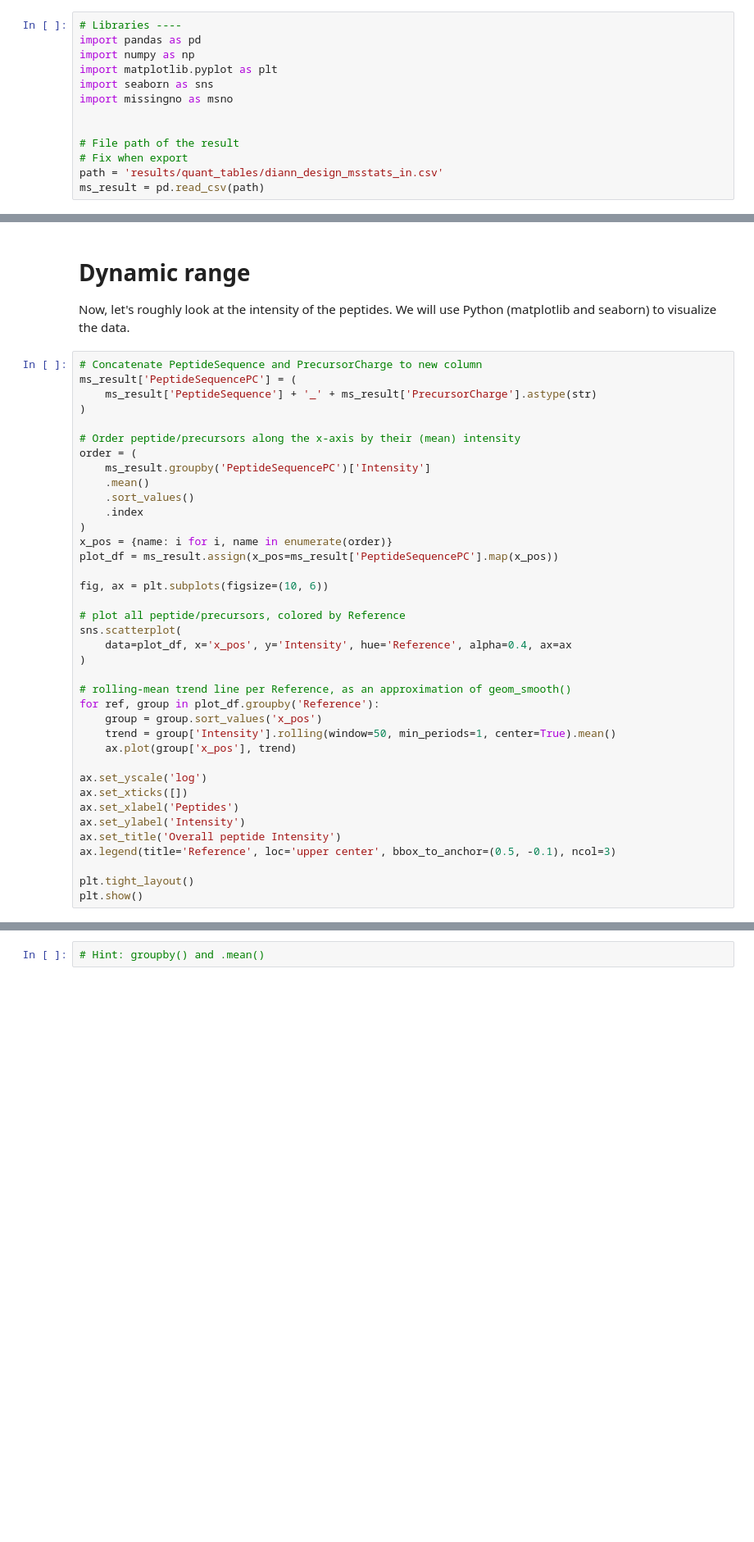
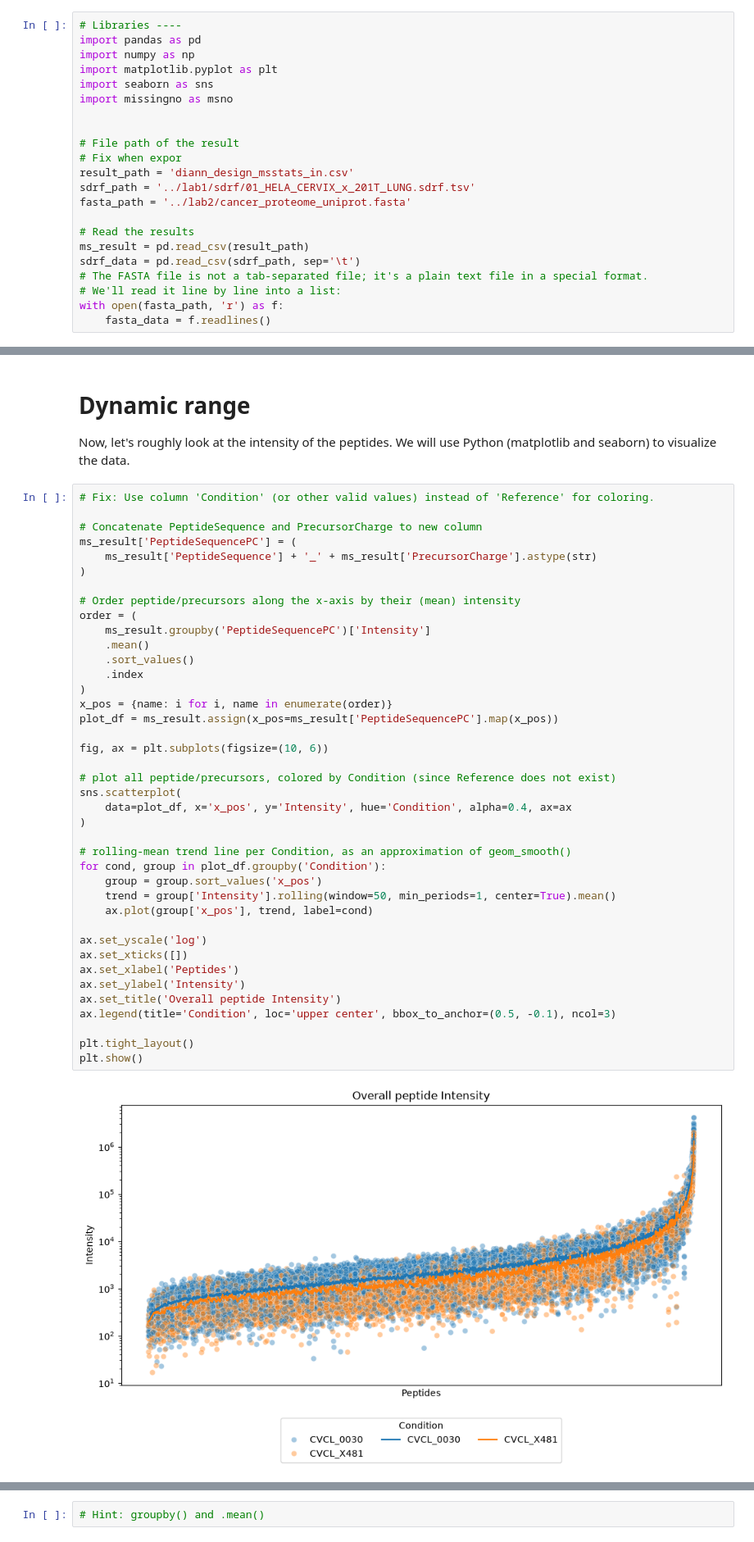
Before and after one commit to thanadol-git/CB2110, a Jupyter notebook: lab2/lab2.ipynb, the cells around one changed output, grey strips where cells are left out. Shown at 82% size. Cells and saved outputs as stored; diff of their text form; blank space fills up the shorter version.

```diff
--- a/lab2/lab2.ipynb
+++ b/lab2/lab2.ipynb
@@ -37,9 +36,18 @@ import missingno as msno
 
 
 # File path of the result
-# Fix when export
-path = 'results/quant_tables/diann_design_msstats_in.csv'
-ms_result = pd.read_csv(path)
+# Fix when expor
+result_path = 'diann_design_msstats_in.csv'
+sdrf_path = '../lab1/sdrf/01_HELA_CERVIX_x_201T_LUNG.sdrf.tsv'
+fasta_path = '../lab2/cancer_proteome_uniprot.fasta'
+
+# Read the results
+ms_result = pd.read_csv(result_path)
+sdrf_data = pd.read_csv(sdrf_path, sep='\t')
+# The FASTA file is not a tab-separated file; it's a plain text file in a special format.
+# We'll read it line by line into a list:
+with open(fasta_path, 'r') as f:
+    fasta_data = f.readlines()
 # %% [markdown]
 # Data overview
 Let's check how do your data look. You can do it basically with any spreadsheet or texteditor software. Python is also one of them so don't be afraid.
@@ -96,43 +221,47 @@ Ans.
 
 Now, let's roughly look at the intensity of the peptides. We will use Python (matplotlib and seaborn) to visualize the data.
 # %%
+# Fix: Use column 'Condition' (or other valid values) instead of 'Reference' for coloring.
+
 # Concatenate PeptideSequence and PrecursorCharge to new column
 ms_result['PeptideSequencePC'] = (
     ms_result['PeptideSequence'] + '_' + ms_result['PrecursorCharge'].astype(str)
 )
 
 # Order peptide/precursors along the x-axis by their (mean) intensity
 order = (
     ms_result.groupby('PeptideSequencePC')['Intensity']
     .mean()
     .sort_values()
     .index
 )
 x_pos = {name: i for i, name in enumerate(order)}
 plot_df = ms_result.assign(x_pos=ms_result['PeptideSequencePC'].map(x_pos))
 
 fig, ax = plt.subplots(figsize=(10, 6))
 
-# plot all peptide/precursors, colored by Reference
+# plot all peptide/precursors, colored by Condition (since Reference does not exist)
 sns.scatterplot(
-    data=plot_df, x='x_pos', y='Intensity', hue='Reference', alpha=0.4, ax=ax
+    data=plot_df, x='x_pos', y='Intensity', hue='Condition', alpha=0.4, ax=ax
 )
 
-# rolling-mean trend line per Reference, as an approximation of geom_smooth()
-for ref, group in plot_df.groupby('Reference'):
+# rolling-mean trend line per Condition, as an approximation of geom_smooth()
+for cond, group in plot_df.groupby('Condition'):
     group = group.sort_values('x_pos')
     trend = group['Intensity'].rolling(window=50, min_periods=1, center=True).mean()
-    ax.plot(group['x_pos'], trend)
+    ax.plot(group['x_pos'], trend, label=cond)
 
 ax.set_yscale('log')
 ax.set_xticks([])
 ax.set_xlabel('Peptides')
 ax.set_ylabel('Intensity')
 ax.set_title('Overall peptide Intensity')
-ax.legend(title='Reference', loc='upper center', bbox_to_anchor=(0.5, -0.1), ncol=3)
+ax.legend(title='Condition', loc='upper center', bbox_to_anchor=(0.5, -0.1), ncol=3)
 
 plt.tight_layout()
 plt.show()
+# %% [output]
+[figure, added]
 # %% [markdown]
 You now can see the dynamic range of every peptides that were detected. The intensity of the peptides is quite different maybe in some samples.
 
```
Also changed, not shown: parts of 18 cells of this notebook.
